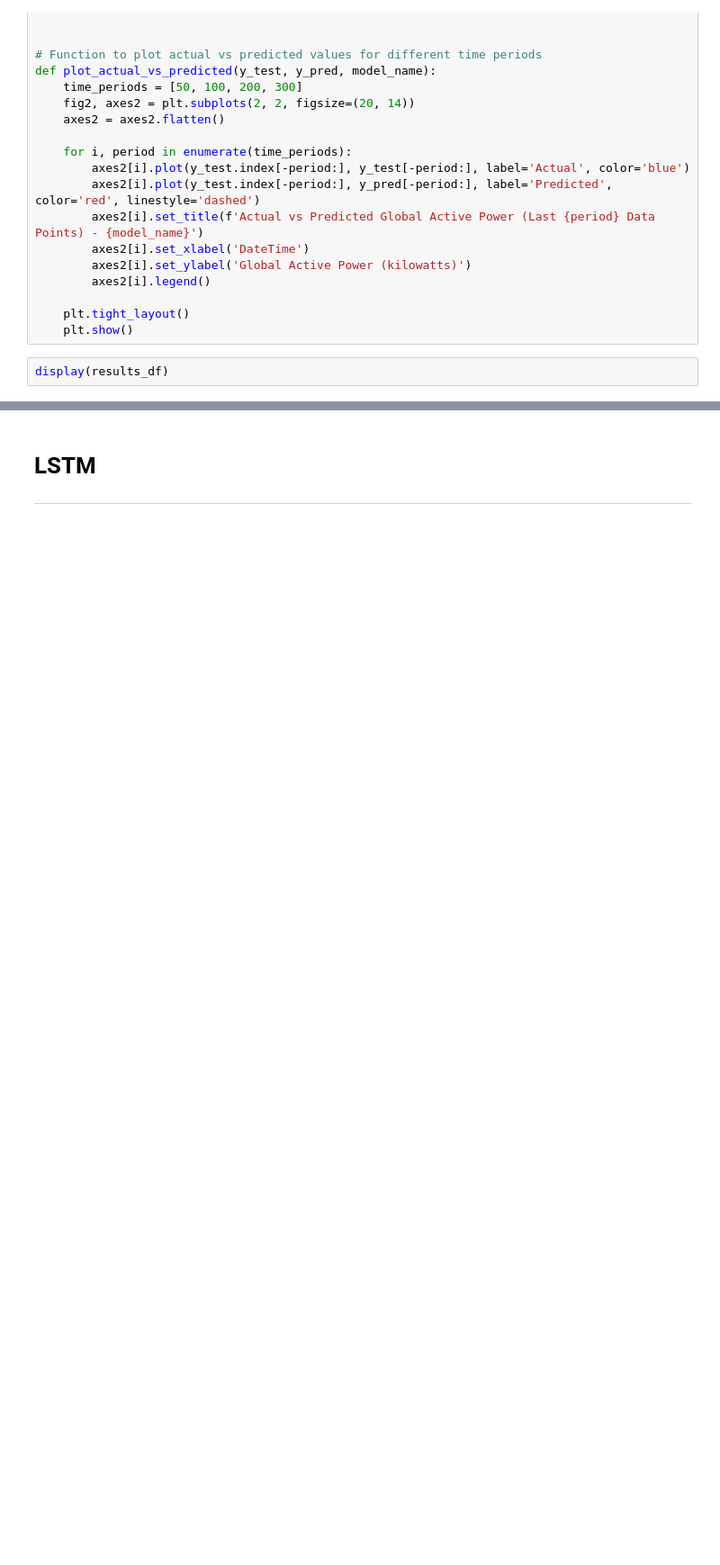
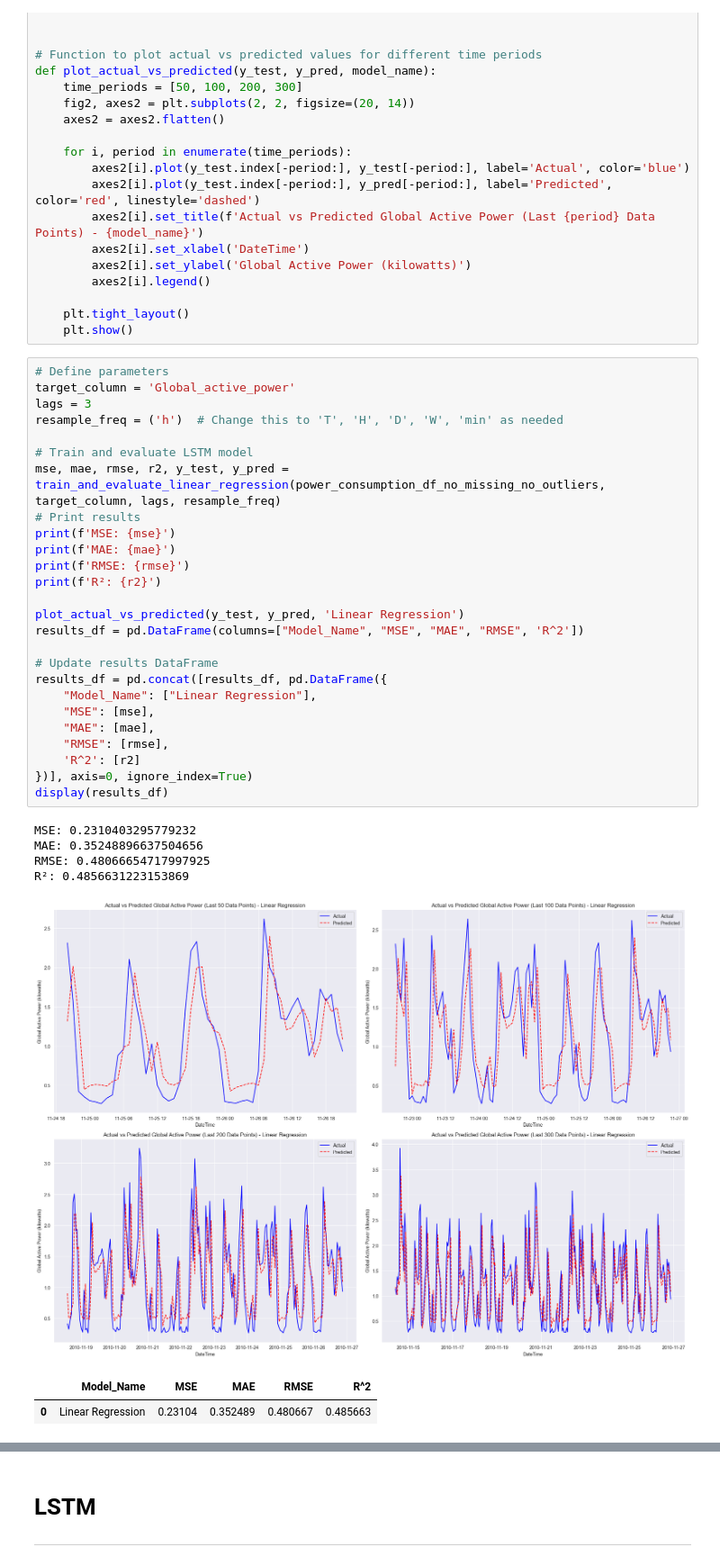
Before and after one commit to BarackSamuni/Data_science_lab2_homework2_solution, a Jupyter notebook: Fix Notebook.ipynb, the cells around one changed output, grey strips where cells are left out. Shown at 90% size. Cells and saved outputs as stored; diff of their text form; blank space fills up the shorter version.

```diff
--- a/Fix Notebook.ipynb
+++ b/Fix Notebook.ipynb
@@ -350,8 +441,40 @@ def plot_actual_vs_predicted(y_test, y_pred, model_name):
 
     plt.tight_layout()
     plt.show()
-# %%
-display(results_df)
+# %%
+# Define parameters
+target_column = 'Global_active_power'
+lags = 3
+resample_freq = ('h')  # Change this to 'T', 'H', 'D', 'W', 'min' as needed
+
+# Train and evaluate LSTM model
+mse, mae, rmse, r2, y_test, y_pred = train_and_evaluate_linear_regression(power_consumption_df_no_missing_no_outliers, target_column, lags, resample_freq)
+# Print results
+print(f'MSE: {mse}')
+print(f'MAE: {mae}')
+print(f'RMSE: {rmse}')
+print(f'R²: {r2}')
+
+plot_actual_vs_predicted(y_test, y_pred, 'Linear Regression')
+results_df = pd.DataFrame(columns=["Model_Name", "MSE", "MAE", "RMSE", 'R^2'])
+
+# Update results DataFrame
+results_df = pd.concat([results_df, pd.DataFrame({
+    "Model_Name": ["Linear Regression"],
+    "MSE": [mse],
+    "MAE": [mae],
+    "RMSE": [rmse],
+    'R^2': [r2]
+})], axis=0, ignore_index=True)
+display(results_df)
+# %% [output]
+MSE: 0.2310403295779232
+MAE: 0.35248896637504656
+RMSE: 0.48066654717997925
+R²: 0.4856631223153869
+[figure, added]
+|  | Model_Name | MSE | MAE | RMSE | R^2 |
+| 0 | Linear Regression | 0.23104 | 0.352489 | 0.480667 | 0.485663 |
 # %% [markdown]
 we can see that the RNN model performed poorly comparing to the LinearRegression model.There could be some reasons for that:
 * Lack of complex patterns - If the time series lacks intricate patterns or long-term dependencies, the complexity of an RNN may not offer any advantage over LinearRegression and could even hinder performance.
```
Also changed, not shown: parts of 23 cells of this notebook.
